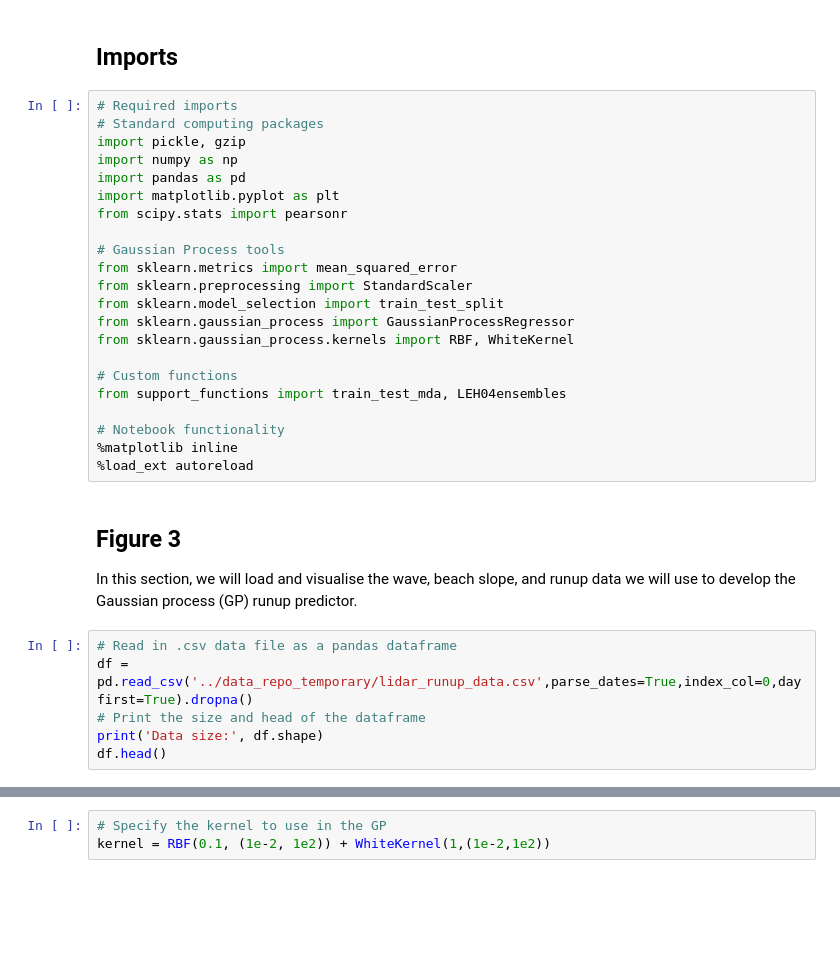
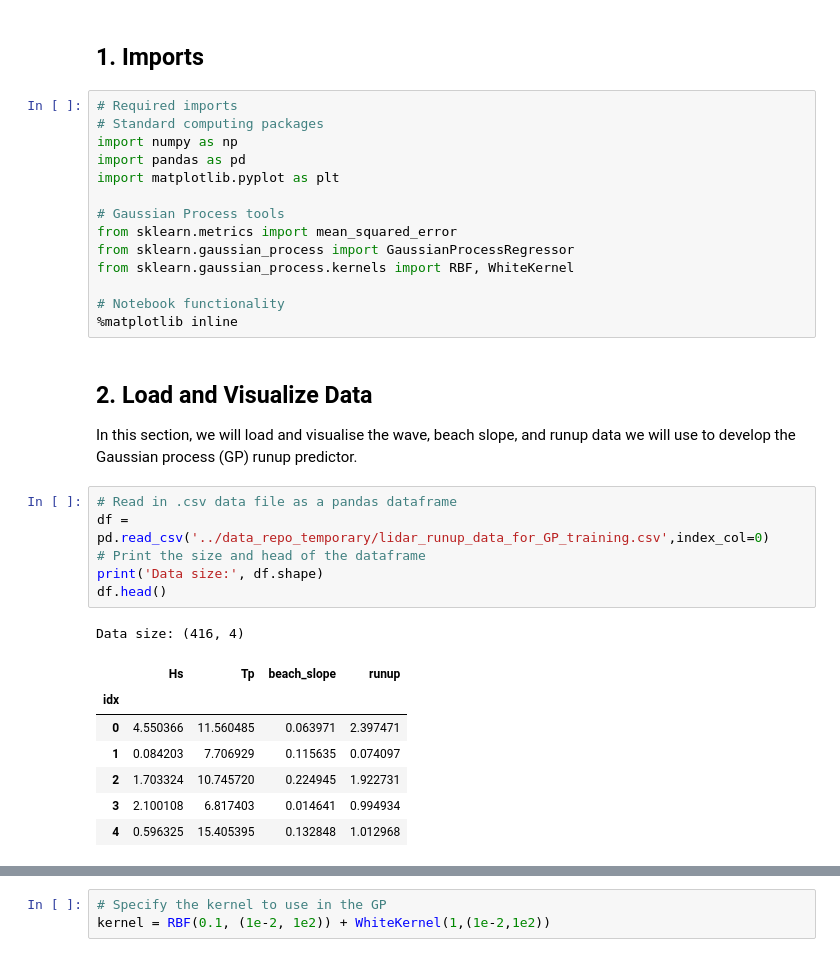
Before and after one commit to TomasBeuzen/BeuzenEtAl_2019_NHESS_GP_runup_model, a Jupyter notebook: paper_code/Beuzen_et_al_2019_code.ipynb, the cells around one changed output, grey strips where cells are left out. Saved outputs shown, nothing was run; the diff lists cells and outputs as text; blank space fills up the shorter version.

```diff
--- a/paper_code/Beuzen_et_al_2019_code.ipynb
+++ b/paper_code/Beuzen_et_al_2019_code.ipynb
@@ -21,34 +19,35 @@ This notebook contains the code required to reproduce the analysis and figures p
 # %% [markdown]
-## Imports <a class="anchor" id="bullet-0"></a>
+## 1. Imports <a class="anchor" id="bullet-0"></a>
 # %%
 # Required imports
 # Standard computing packages
-import pickle, gzip
 import numpy as np
 import pandas as pd
 import matplotlib.pyplot as plt
-from scipy.stats import pearsonr
 
 # Gaussian Process tools
 from sklearn.metrics import mean_squared_error
-from sklearn.preprocessing import StandardScaler
-from sklearn.model_selection import train_test_split
 from sklearn.gaussian_process import GaussianProcessRegressor
 from sklearn.gaussian_process.kernels import RBF, WhiteKernel
 
-# Custom functions
-from support_functions import train_test_mda, LEH04ensembles
-
 # Notebook functionality
 %matplotlib inline
-%load_ext autoreload
 # %% [markdown]
-## Figure 3 <a class="anchor" id="bullet-1"></a>
+## 2. Load and Visualize Data <a class="anchor" id="bullet-1"></a>
 In this section, we will load and visualise the wave, beach slope, and runup data we will use to develop the Gaussian process (GP) runup predictor.
 # %%
 # Read in .csv data file as a pandas dataframe
-df = pd.read_csv('../data_repo_temporary/lidar_runup_data.csv',parse_dates=True,index_col=0,dayfirst=True).dropna()
+df = pd.read_csv('../data_repo_temporary/lidar_runup_data_for_GP_training.csv',index_col=0)
 # Print the size and head of the dataframe
 print('Data size:', df.shape)
 df.head()
+# %% [output]
+Data size: (416, 4)
+|  | Hs | Tp | beach_slope | runup |
+| idx |  |  |  |  |
+| 0 | 4.550366 | 11.560485 | 0.063971 | 2.397471 |
+| 1 | 0.084203 | 7.706929 | 0.115635 | 0.074097 |
+| 2 | 1.703324 | 10.745720 | 0.224945 | 1.922731 |
+| 3 | 2.100108 | 6.817403 | 0.014641 | 0.994934 |
+| 4 | 0.596325 | 15.405395 | 0.132848 | 1.012968 |
 # %%
```
Also changed, not shown: parts of 26 cells of this notebook, 5 other files.
